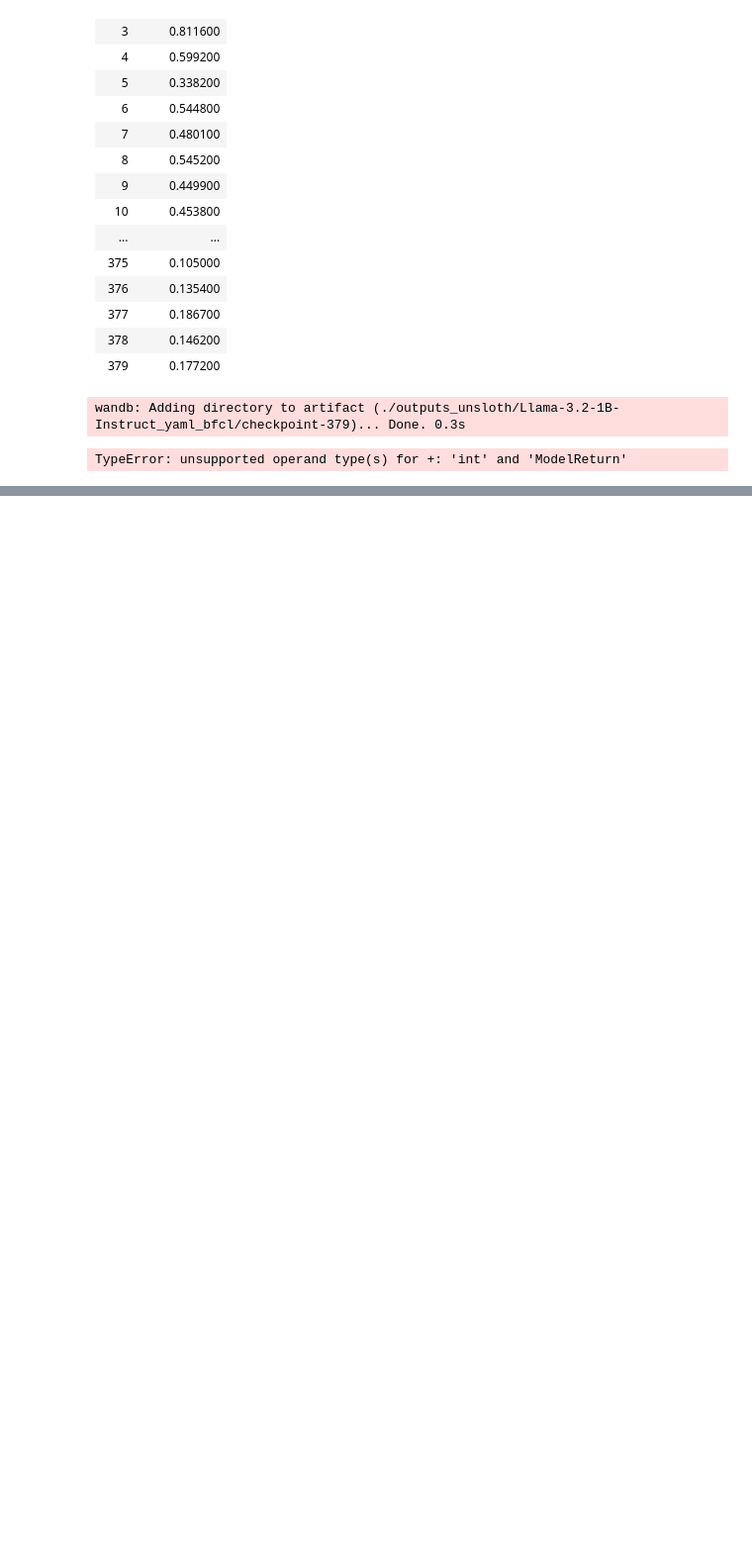
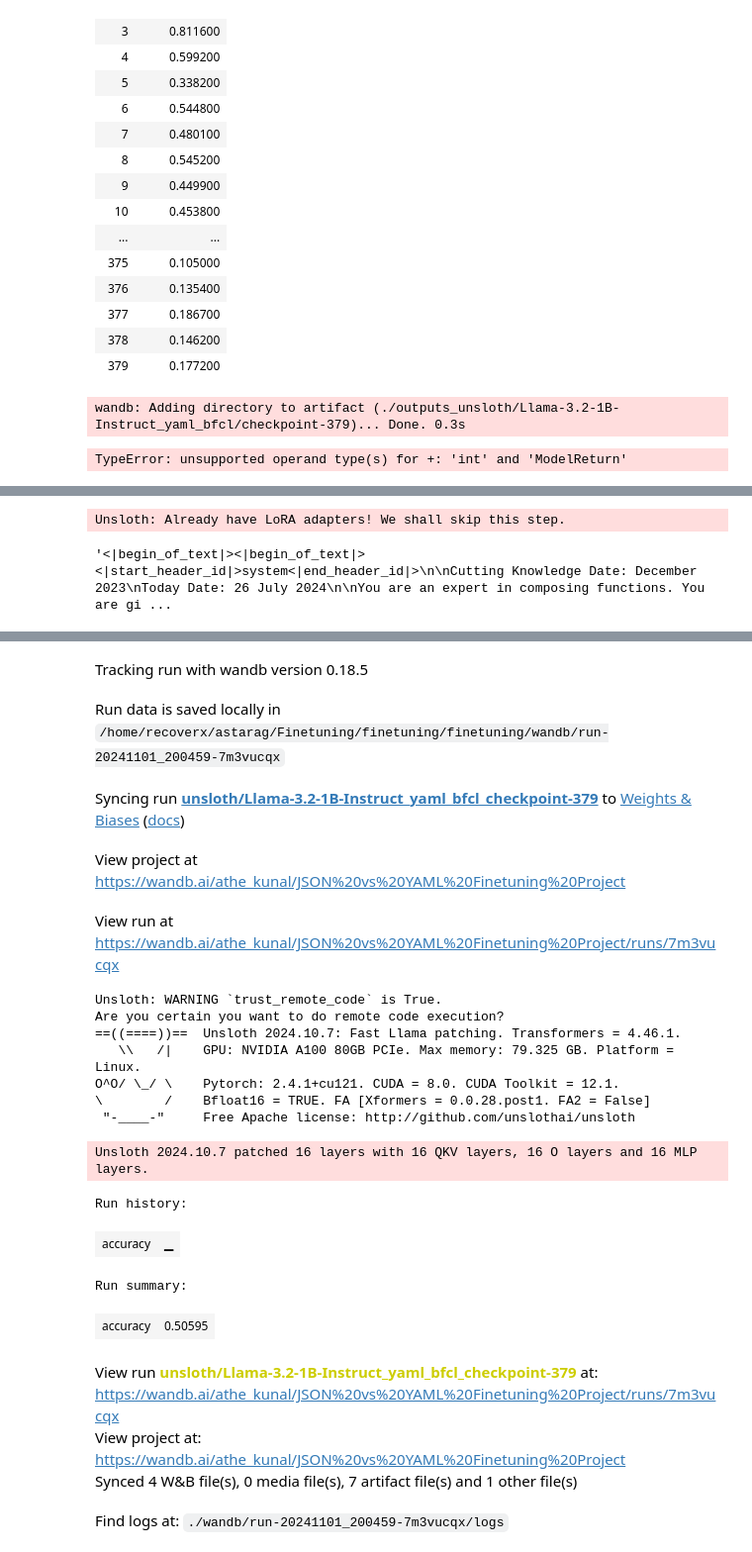
Before and after one commit to Athe-kunal/Finetuning, a Jupyter notebook: finetuning/finetuning/Finetune.ipynb, the cells around one changed output, grey strips where cells are left out. Shown at 99% size. Cells and saved outputs as stored; diff of their text form; code cells hidden in the pictures; blank space fills up the shorter version.

Commit message:
add evaluation loop

```diff
--- a/finetuning/finetuning/Finetune.ipynb
+++ b/finetuning/finetuning/Finetune.ipynb
@@ -524,0 +556,24 @@ TypeError: unsupported operand type(s) for +: 'int' and 'ModelReturn'
+# %%
+ model = FastLanguageModel.get_peft_model(
+        model,
+        r=32,  # Choose any number > 0 ! Suggested 8, 16, 32, 64, 128
+        target_modules=[
+            "q_proj",
+            "k_proj",
+            "v_proj",
+            "o_proj",
+            "gate_proj",
+            "up_proj",
+            "down_proj",
+        ],
+        lora_alpha=64,
+        lora_dropout=0,  # Supports any, but = 0 is optimized
+        bias="none",  # Supports any, but = "none" is optimized
+        # [NEW] "unsloth" uses 30% less VRAM, fits 2x larger batch sizes!
+        use_gradient_checkpointing="unsloth",  # True or "unsloth" for very long context
+        random_state=3407,
+        use_rslora=False,  # We support rank stabilized LoRA
+        loftq_config=None,  # And LoftQ
+    )
+# %% [output]
+Unsloth: Already have LoRA adapters! We shall skip this step.
@@ -524,0 +582,7 @@ TypeError: unsupported operand type(s) for +: 'int' and 'ModelReturn'
+# %%
+input_ids = tokenizer(prompt,return_tensors='pt')['input_ids'].to("cuda:0")
+outputs = model.generate(input_ids=input_ids,max_new_tokens=128)
+out = tokenizer.batch_decode(outputs)
+out[0]
+# %% [output]
+'<|begin_of_text|><|begin_of_text|><|start_header_id|>system<|end_header_id|>\n\nCutting Knowledge Date: December 2023\nToday Date: 26 July 2024\n\nYou are an expert in composing functions. You are gi ...
@@ -524,0 +593,4 @@ TypeError: unsupported operand type(s) for +: 'int' and 'ModelReturn'
+# %%
+import finetune
+finetune.run_evaluation(model_name="unsloth/Llama-3.2-1B-Instruct",path="outputs_unsloth/Llama-3.2-1B-Instruct_yaml_bfcl",dataset_name="bfcl",json_or_yaml="yaml",val_batch_size=32)
+# %% [output]
@@ -524,0 +601,21 @@ TypeError: unsupported operand type(s) for +: 'int' and 'ModelReturn'
+Tracking run with wandb version 0.18.5
+Run data is saved locally in /home/recoverx/astarag/Finetuning/finetuning/finetuning/wandb/run-20241101_200459-7m3vucqx
+Syncing run unsloth/Llama-3.2-1B-Instruct_yaml_bfcl_checkpoint-379 to Weights & Biases (docs)
+View project at https://wandb.ai/athe_kunal/JSON%20vs%20YAML%20Finetuning%20Project
+View run at https://wandb.ai/athe_kunal/JSON%20vs%20YAML%20Finetuning%20Project/runs/7m3vucqx
+Unsloth: WARNING `trust_remote_code` is True.
+Are you certain you want to do remote code execution?
+==((====))==  Unsloth 2024.10.7: Fast Llama patching. Transformers = 4.46.1.
+   \\   /|    GPU: NVIDIA A100 80GB PCIe. Max memory: 79.325 GB. Platform = Linux.
+O^O/ \_/ \    Pytorch: 2.4.1+cu121. CUDA = 8.0. CUDA Toolkit = 12.1.
+\        /    Bfloat16 = TRUE. FA [Xformers = 0.0.28.post1. FA2 = False]
+ "-____-"     Free Apache license: http://github.com/unslothai/unsloth
+Unsloth 2024.10.7 patched 16 layers with 16 QKV layers, 16 O layers and 16 MLP layers.
+Run history:
+| accuracy | ▁ |
+Run summary:
+| accuracy | 0.50595 |
+View run unsloth/Llama-3.2-1B-Instruct_yaml_bfcl_checkpoint-379 at: https://wandb.ai/athe_kunal/JSON%20vs%20YAML%20Finetuning%20Project/runs/7m3vucqx
+View project at: https://wandb.ai/athe_kunal/JSON%20vs%20YAML%20Finetuning%20Project
+Synced 4 W&B file(s), 0 media file(s), 7 artifact file(s) and 1 other file(s)
+Find logs at: ./wandb/run-20241101_200459-7m3vucqx/logs
```
Also changed, not shown: parts of 6 cells of this notebook, 3 other files.
